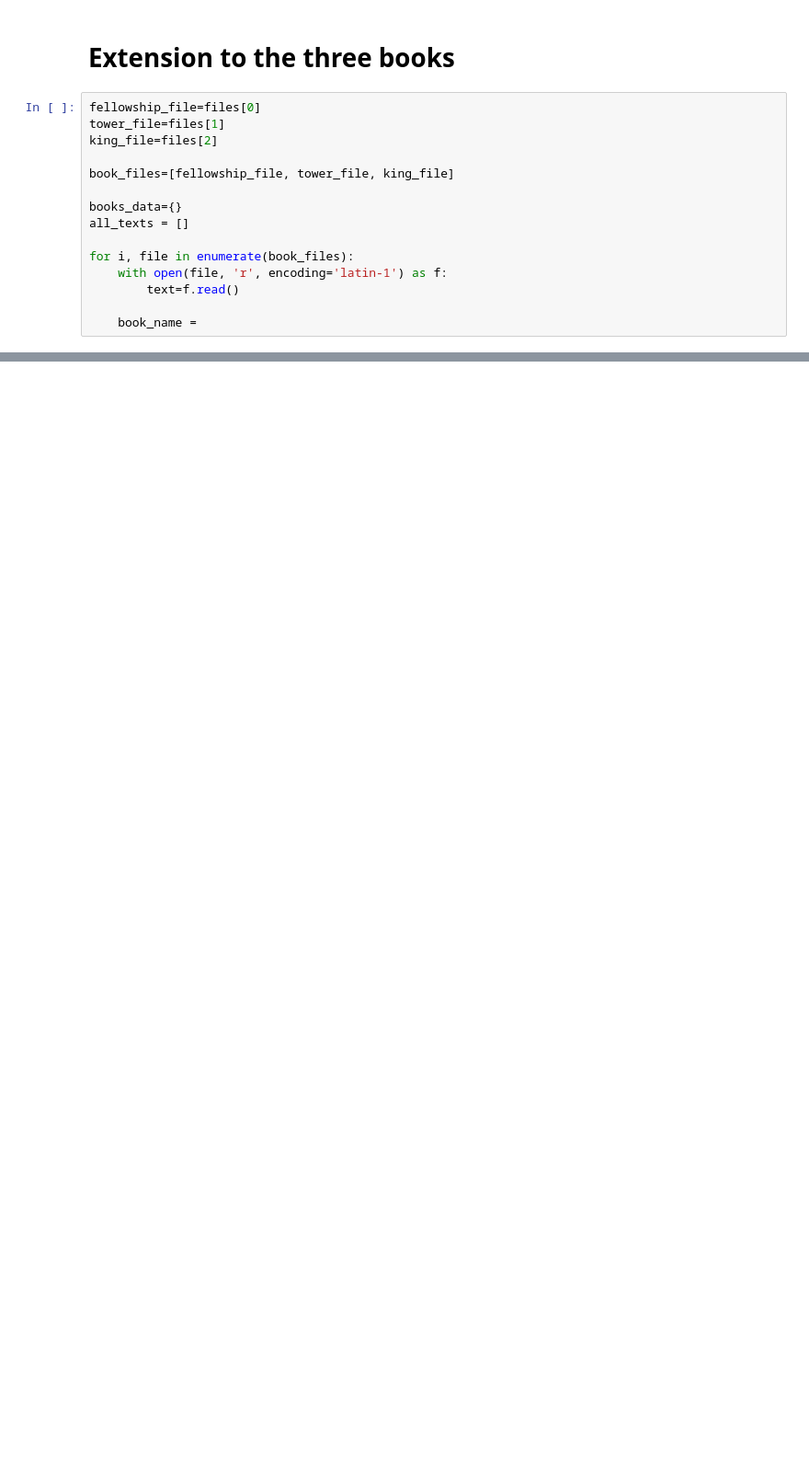
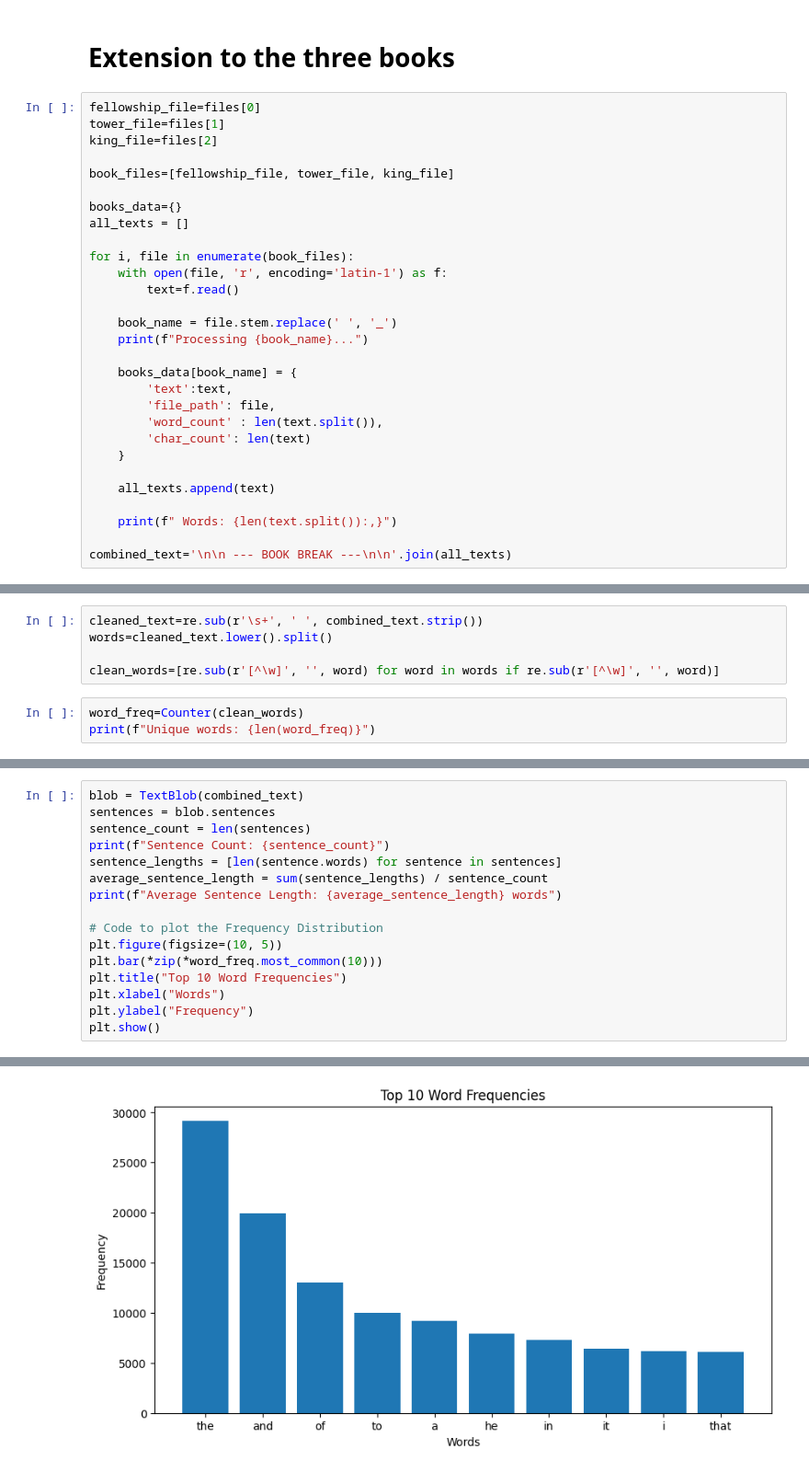
Before and after one commit to LaraN01/CAS_NLP, a Jupyter notebook: Projects/Corpus_task.ipynb, the cells around one changed output, grey strips where cells are left out. Shown at 92% size. Drawn from its saved outputs; the diff is of its cells as text; blank space fills up the shorter version.

```diff
--- a/Projects/Corpus_task.ipynb
+++ b/Projects/Corpus_task.ipynb
@@ -863,4 +863,18 @@ for i, file in enumerate(book_files):
     with open(file, 'r', encoding='latin-1') as f:
         text=f.read()
 
-    book_name =
+    book_name = file.stem.replace(' ', '_')
+    print(f"Processing {book_name}...")
+
+    books_data[book_name] = {
+        'text':text,
+        'file_path': file,
+        'word_count' : len(text.split()),
+        'char_count': len(text)
+    }
+
+    all_texts.append(text)
+
+    print(f" Words: {len(text.split()):,}")
+
+combined_text='\n\n --- BOOK BREAK ---\n\n'.join(all_texts)
@@ -866,0 +901,8 @@ for i, file in enumerate(book_files):
+# %%
+cleaned_text=re.sub(r'\s+', ' ', combined_text.strip())
+words=cleaned_text.lower().split()
+
+clean_words=[re.sub(r'[^\w]', '', word) for word in words if re.sub(r'[^\w]', '', word)]
+# %%
+word_freq=Counter(clean_words)
+print(f"Unique words: {len(word_freq)}")
@@ -866,0 +911,17 @@ for i, file in enumerate(book_files):
+# %%
+blob = TextBlob(combined_text)
+sentences = blob.sentences
+sentence_count = len(sentences)
+print(f"Sentence Count: {sentence_count}")
+sentence_lengths = [len(sentence.words) for sentence in sentences]
+average_sentence_length = sum(sentence_lengths) / sentence_count
+print(f"Average Sentence Length: {average_sentence_length} words")
+
+# Code to plot the Frequency Distribution
+plt.figure(figsize=(10, 5))
+plt.bar(*zip(*word_freq.most_common(10)))
+plt.title("Top 10 Word Frequencies")
+plt.xlabel("Words")
+plt.ylabel("Frequency")
+plt.show()
+# %% [output]
@@ -866,0 +930 @@ for i, file in enumerate(book_files):
+[figure, added]
```
Also changed, not shown: parts of 5 cells of this notebook.
